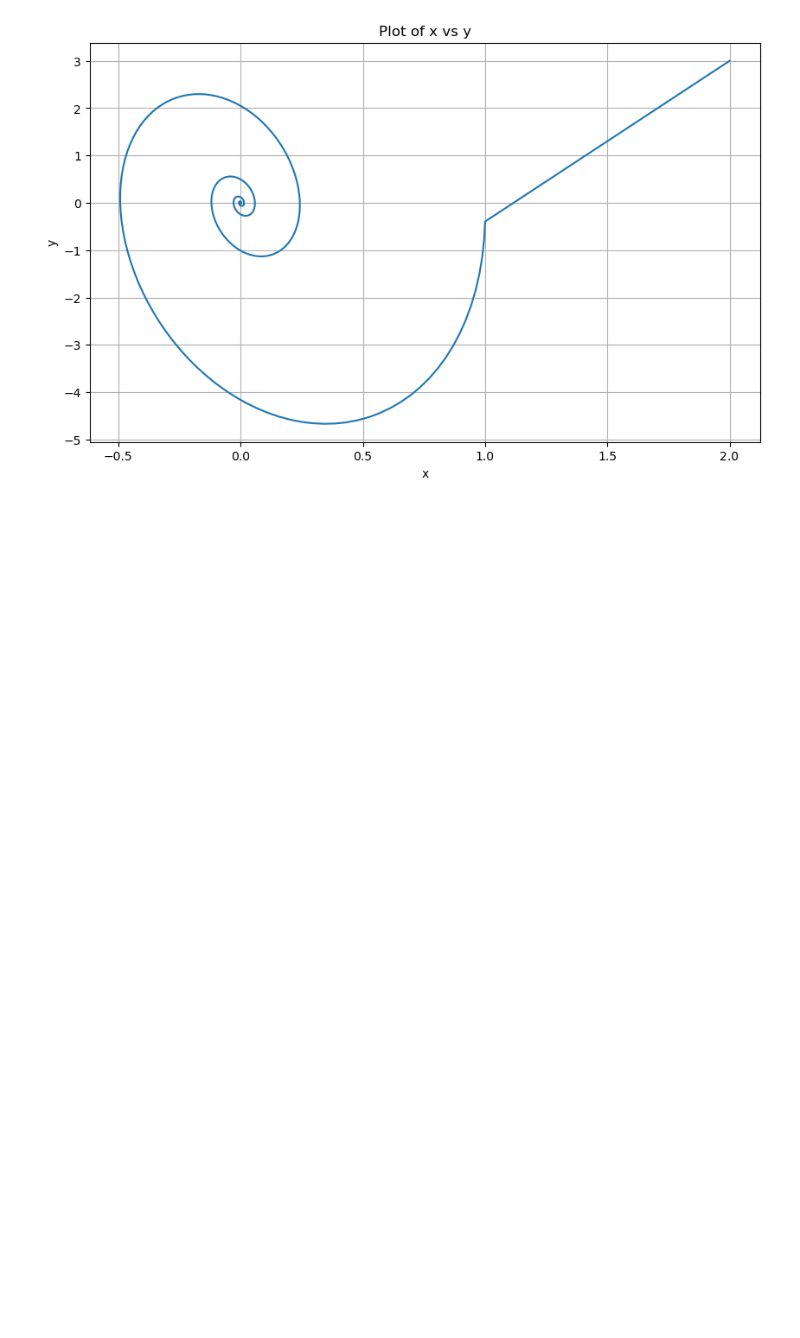
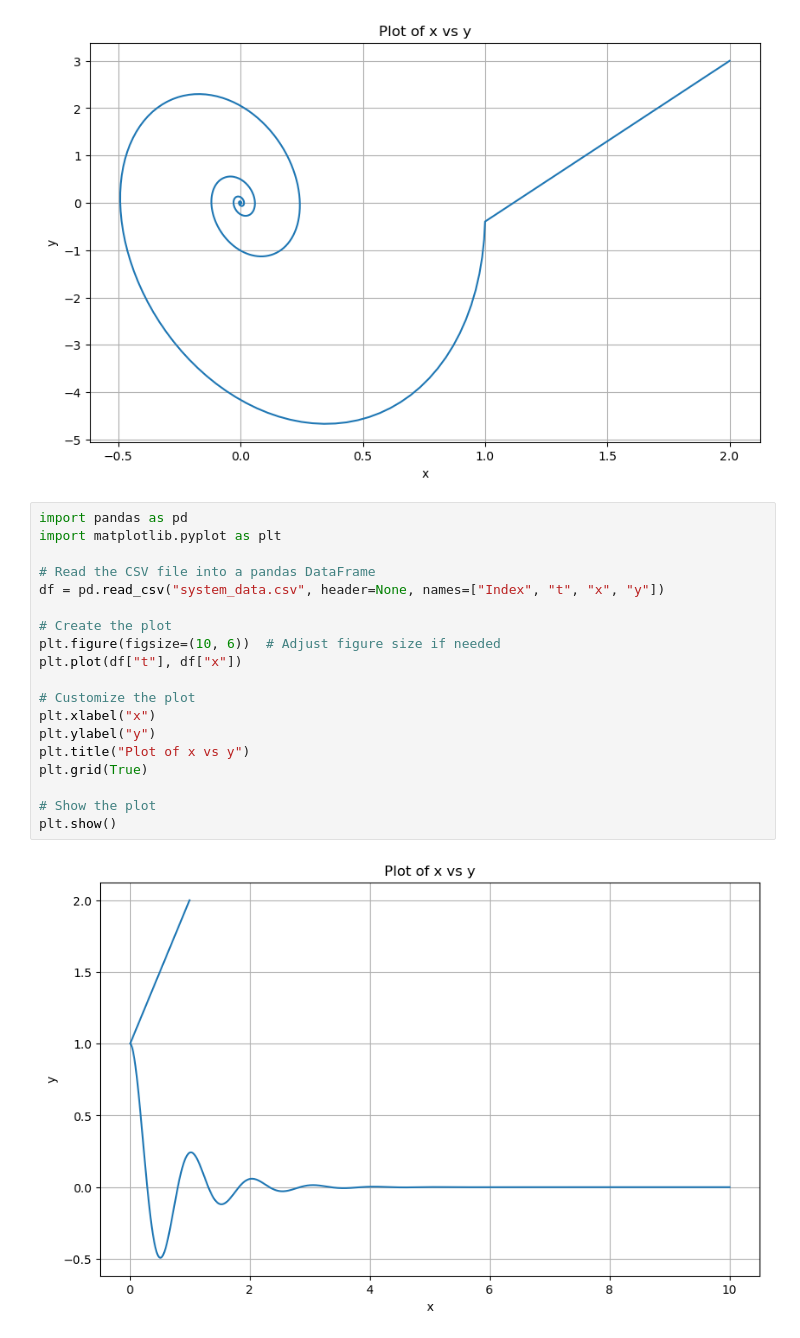
Before and after one commit to MechQuanta/CPP_and_other_computational_tool, a Jupyter notebook: stuff_cpp/sys_mat_for_plot.ipynb, the cells around one changed output. Drawn from its saved outputs; the diff is of its cells as text; blank space fills up the shorter version.

```diff
--- a/stuff_cpp/sys_mat_for_plot.ipynb
+++ b/stuff_cpp/sys_mat_for_plot.ipynb
@@ -86,3 +86,24 @@ plt.grid(True)
 plt.show()
 # %% [output]
 [figure]
+# %%
+import pandas as pd
+import matplotlib.pyplot as plt
+
+# Read the CSV file into a pandas DataFrame
+df = pd.read_csv("system_data.csv", header=None, names=["Index", "t", "x", "y"])
+
+# Create the plot
+plt.figure(figsize=(10, 6))  # Adjust figure size if needed
+plt.plot(df["t"], df["x"])
+
+# Customize the plot
+plt.xlabel("x")
+plt.ylabel("y")
+plt.title("Plot of x vs y")
+plt.grid(True)
+
+# Show the plot
+plt.show()
+# %% [output]
+[figure, added]
```
